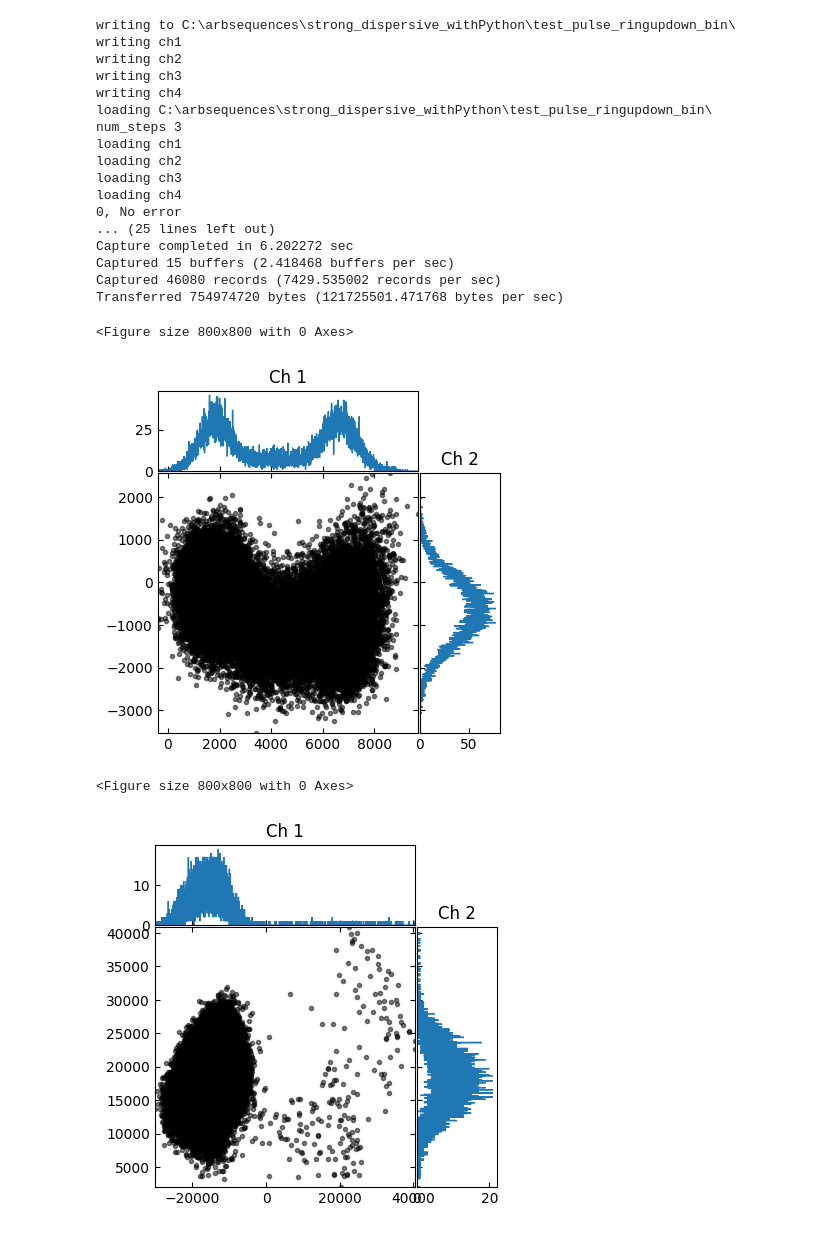
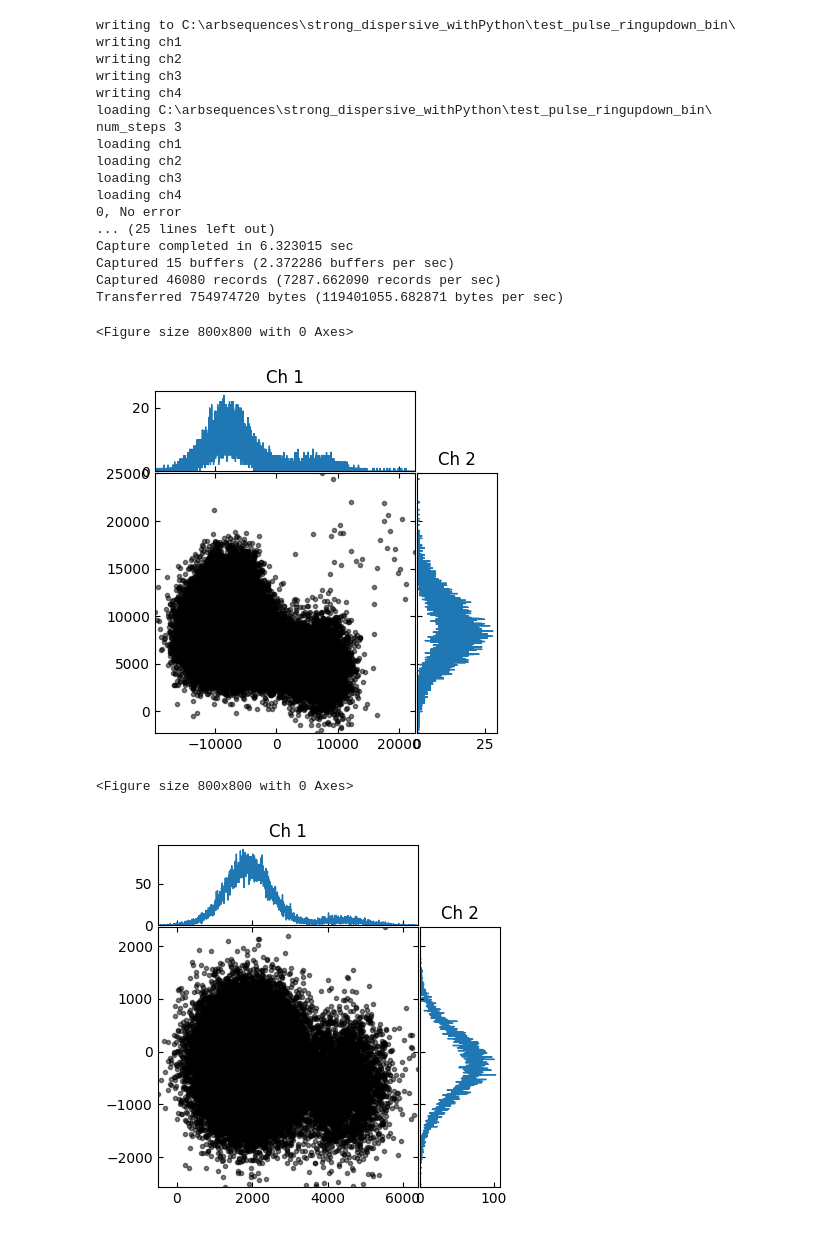
Before and after one commit to Katermurch/BlueFridgeNonLin, a Jupyter notebook: pi_no_pi_snr.ipynb, the cells around one changed output. Saved outputs shown, nothing was run; the diff lists cells and outputs as text; code cells hidden in the pictures.

Commit message:
running sweeps and fixing values

```diff
--- a/pi_no_pi_snr.ipynb
+++ b/pi_no_pi_snr.ipynb
@@ -38,27 +38,27 @@ def run_pi_no_pi(q1,q2,general_vals_dict,num_steps, reps):
 # %%
 reps = 15000
 num_steps = 3
-values = run_pi_no_pi(q2,q1,general_vals_dict,num_steps=3, reps = reps)
+values = run_pi_no_pi(q1,q2,general_vals_dict,num_steps=3, reps = reps)
 # %% [output]
 writing to C:\arbsequences\strong_dispersive_withPython\test_pulse_ringupdown_bin\
 writing ch1
 writing ch2
 writing ch3
 writing ch4
 loading C:\arbsequences\strong_dispersive_withPython\test_pulse_ringupdown_bin\
 num_steps 3
 loading ch1
 loading ch2
 loading ch3
 loading ch4
 0, No error
 ... (25 lines left out)
-Capture completed in 6.202272 sec
-Captured 15 buffers (2.418468 buffers per sec)
-Captured 46080 records (7429.535002 records per sec)
-Transferred 754974720 bytes (121725501.471768 bytes per sec)
+Capture completed in 6.323015 sec
+Captured 15 buffers (2.372286 buffers per sec)
+Captured 46080 records (7287.662090 records per sec)
+Transferred 754974720 bytes (119401055.682871 bytes per sec)
 <Figure size 800x800 with 0 Axes>
-[figure, old version]
+[figure, new version]
 <Figure size 800x800 with 0 Axes>
-[figure, old version]
+[figure, new version]
 # %%
```
Also changed, not shown: parts of 2 cells of this notebook, 22 other files.
